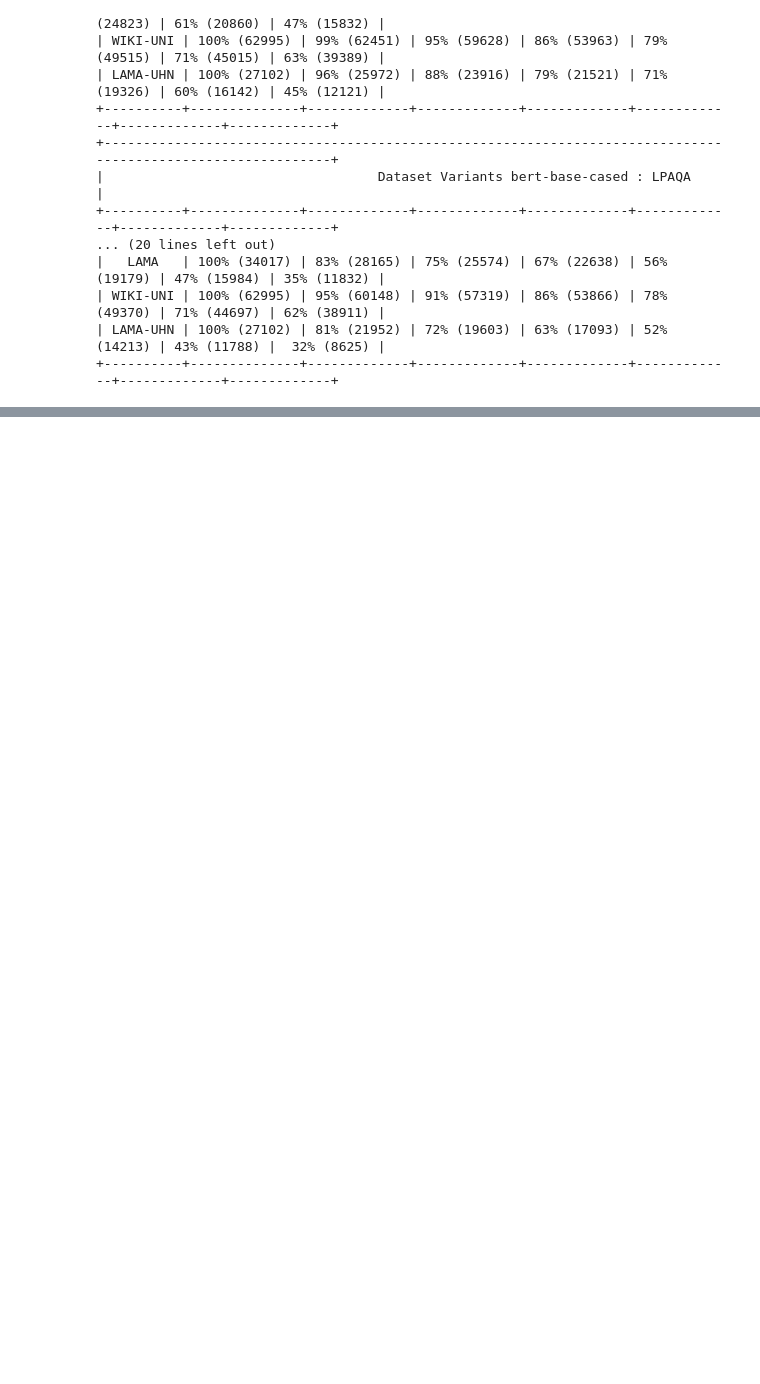
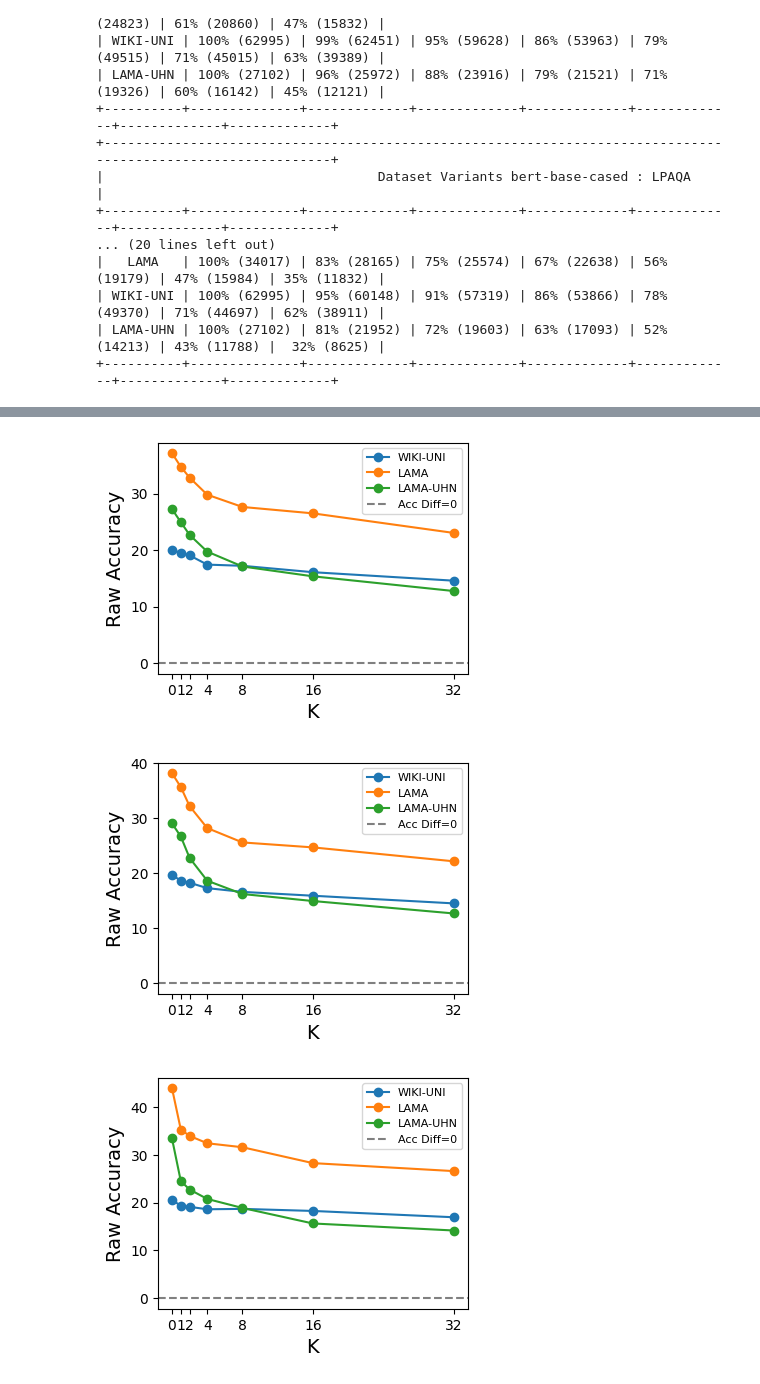
Before and after one commit to FelliYang/PromptBias, a Jupyter notebook: code/analysis/filter_out_biased_tokens.ipynb, the cells around one changed output, grey strips where cells are left out. Saved outputs shown, nothing was run; the diff lists cells and outputs as text; code cells hidden in the pictures; blank space fills up the shorter version.

```diff
--- a/code/analysis/filter_out_biased_tokens.ipynb
+++ b/code/analysis/filter_out_biased_tokens.ipynb
@@ -51,7 +105,7 @@ import numpy as np
 import pandas as pd
 import json
 
-def show_acc_variance(root_dir, model, prompt):
+def show_raw_acc(root_dir, model, prompt):
     """绘制多个数据集变一下，三个手工prompt在debias后的精度变化"""
     k = [0,1,2,4,8,16,32]
 
@@ -68,12 +122,10 @@ def show_acc_variance(root_dir, model, prompt):
             else:
                 key = prompt
             meta = data[model][dataset][key]
-            diff = round((meta["P_d"] - meta["P"]) * 100, 2)
-            draw_datasets[dataset].append(diff)
+            raw = round((meta["P"]) * 100, 2)
+            draw_datasets[dataset].append(raw)
 
     # print(draw_datasets)
-
-
 
     legend_size =  8
     x_label_size = 14
@@ -89,7 +141,7 @@ def show_acc_variance(root_dir, model, prompt):
     axs1.axhline(y=0, color='gray',linestyle='--',label='Acc Diff=0')
     axs1.legend(fontsize=legend_size)
     axs1.set_xlabel("K",fontsize=x_label_size,)
-    axs1.set_ylabel("Accuracy Difference",fontsize=y_label_size,)
+    axs1.set_ylabel("Raw Accuracy",fontsize=y_label_size,)
     axs1.set_xticks(k)
 # %%
 def show_recall_ratio(root_dir, model, prompt):
@@ -195,3 +281,13 @@ show_acc_variance(root_dir, "bert-base-cased", "optiprompt")
 [figure]
 [figure]
 [figure]
+# %%
+root_dir = "/mnt/code/users/xuziyang/PromptBias/results"
+show_raw_acc(root_dir, "bert-base-cased", "LAMA")
+show_raw_acc(root_dir, "bert-base-cased", "LPAQA")
+show_raw_acc(root_dir, "bert-base-cased", "AutoPrompt")
+show_raw_acc(root_dir, "bert-base-cased", "optiprompt")
+# %% [output]
+[figure, added]
+[figure, added]
+[figure, added]
```
Also changed, not shown: parts of 5 cells of this notebook, 8 other files.
